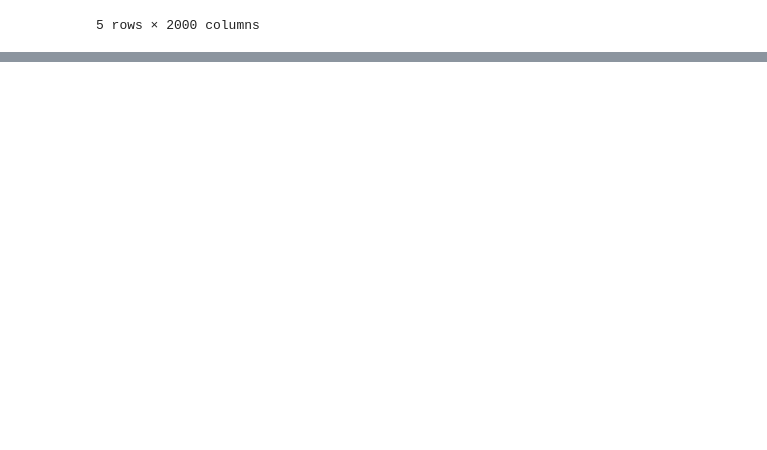
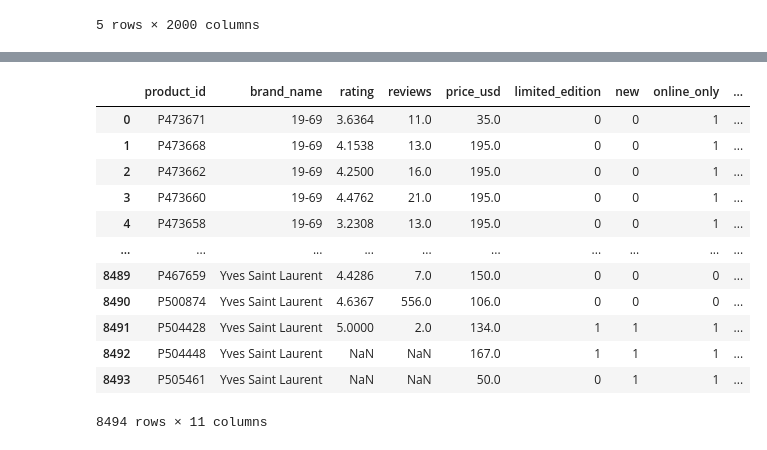
Before and after one commit to clarapinasco/Sistema_de_recomendacion_Sephora, a Jupyter notebook: nlp.ipynb, the cells around one changed output, grey strips where cells are left out. Saved outputs shown, nothing was run; the diff lists cells and outputs as text; code cells hidden in the pictures; blank space fills up the shorter version.

```diff
--- a/nlp.ipynb
+++ b/nlp.ipynb
@@ -207,0 +215,18 @@ df_combined.head()
+# %%
+product_data = product_data[["product_id", "brand_name", "rating", "reviews", "price_usd", 'limited_edition', 'new', 'online_only',
+       'out_of_stock', 'sephora_exclusive', 'tertiary_category']]
+product_data
+# %% [output]
+|  | product_id | brand_name | rating | reviews | price_usd | limited_edition | new | online_only | ... |
+| 0 | P473671 | 19-69 | 3.6364 | 11.0 | 35.0 | 0 | 0 | 1 | ... |
+| 1 | P473668 | 19-69 | 4.1538 | 13.0 | 195.0 | 0 | 0 | 1 | ... |
+| 2 | P473662 | 19-69 | 4.2500 | 16.0 | 195.0 | 0 | 0 | 1 | ... |
+| 3 | P473660 | 19-69 | 4.4762 | 21.0 | 195.0 | 0 | 0 | 1 | ... |
+| 4 | P473658 | 19-69 | 3.2308 | 13.0 | 195.0 | 0 | 0 | 1 | ... |
+| ... | ... | ... | ... | ... | ... | ... | ... | ... | ... |
+| 8489 | P467659 | Yves Saint Laurent | 4.4286 | 7.0 | 150.0 | 0 | 0 | 0 | ... |
+| 8490 | P500874 | Yves Saint Laurent | 4.6367 | 556.0 | 106.0 | 0 | 0 | 0 | ... |
+| 8491 | P504428 | Yves Saint Laurent | 5.0000 | 2.0 | 134.0 | 1 | 1 | 1 | ... |
+| 8492 | P504448 | Yves Saint Laurent | NaN | NaN | 167.0 | 1 | 1 | 1 | ... |
+| 8493 | P505461 | Yves Saint Laurent | NaN | NaN | 50.0 | 0 | 1 | 1 | ... |
+8494 rows × 11 columns
```
Also changed, not shown: parts of 19 cells of this notebook, 1 other file.
